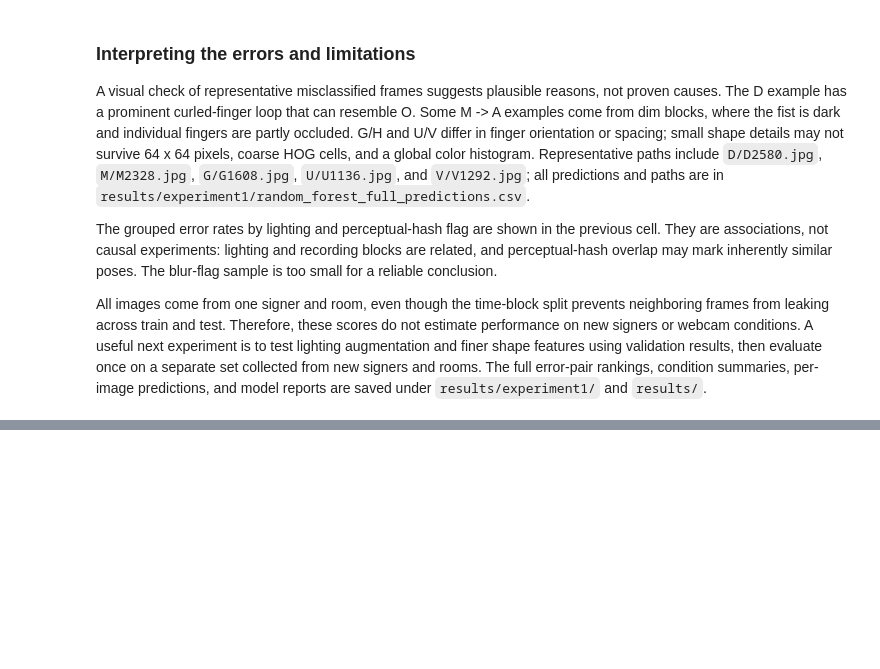
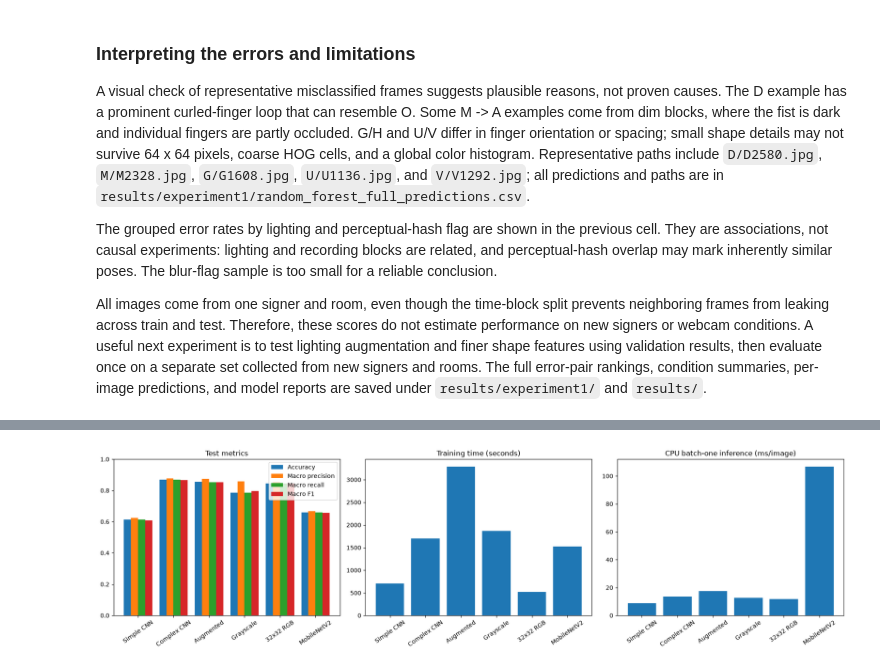
Before and after one commit to ananyaa-sutaria/ML-term-project, a Jupyter notebook: final_submission.ipynb, the cells around one changed output, grey strips where cells are left out. Saved outputs shown, nothing was run; the diff lists cells and outputs as text; code cells hidden in the pictures; blank space fills up the shorter version.

Commit message:
role 3 completion (custom CNNs and transfer learning). added experiment results, trained models, and analysis notebook

```diff
--- a/final_submission.ipynb
+++ b/final_submission.ipynb
@@ -460,0 +691,48 @@ All images come from one signer and room, even though the time-block split preve
+# %%
+configuration_names = {
+    "simple_cnn_rgb64": "Simple CNN",
+    "complex_cnn_rgb64": "Complex CNN",
+    "complex_cnn_augmented": "Augmented",
+    "complex_cnn_grayscale": "Grayscale",
+    "complex_cnn_rgb32": "32x32 RGB",
+    "pretrained_cnn_rgb64": "MobileNetV2"
+}
+
+labels = full_comparison["data_variant"].map(configuration_names)
+positions = np.arange(len(full_comparison))
+
+fig, axes = plt.subplots(1, 3, figsize=(18, 5))
+
+for offset, (column, label) in enumerate((
+    ("test_accuracy", "Accuracy"),
+    ("test_macro_precision", "Macro precision"),
+    ("test_macro_recall", "Macro recall"),
+    ("test_macro_f1", "Macro F1"),
+)):
+    axes[0].bar(
+        positions + (offset - 1.5) * 0.2,
+        full_comparison[column],
+        width=0.2,
+        label=label
+    )
+
+axes[0].set_xticks(positions, labels)
+axes[0].set_ylim(0, 1)
+axes[0].set_title("Test metrics")
+axes[0].legend()
+
+for ax, column, title in zip(
+    axes[1:],
+    ("train_time_s", "inference_ms"),
+    ("Training time (seconds)", "CPU batch-one inference (ms/image)")
+):
+    ax.bar(labels, full_comparison[column])
+    ax.set_title(title)
+
+for ax in axes:
+    ax.tick_params(axis="x", labelrotation=35)
+
+fig.tight_layout()
+plt.show()
+# %% [output]
+[figure, added]
```
Also changed, not shown: parts of 9 cells of this notebook.
